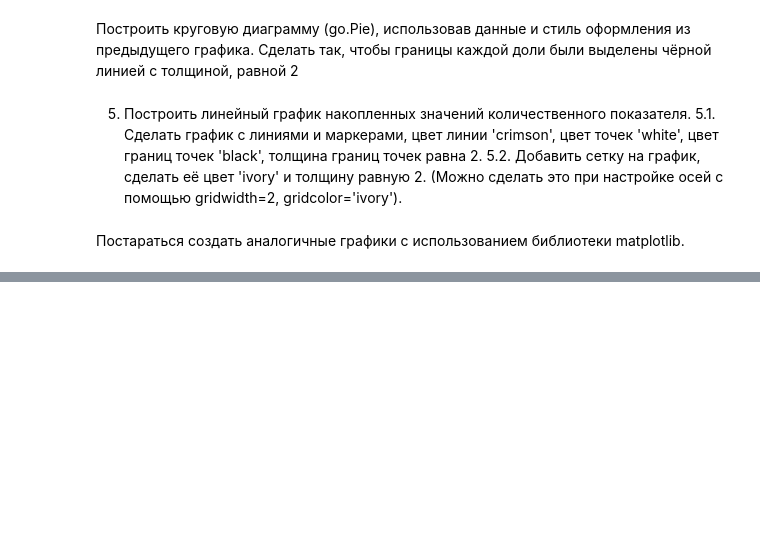
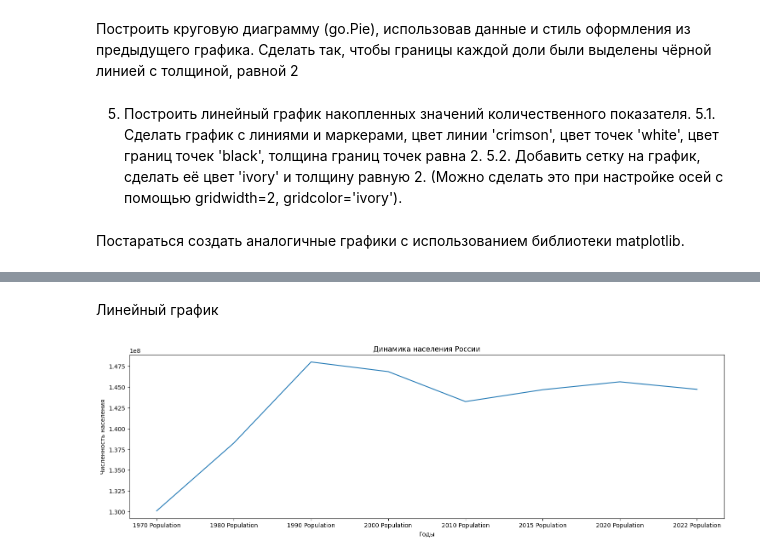
Before and after one commit to TheHarald/python-big-data, a Jupyter notebook: pr3.ipynb, the cells around one changed output, grey strips where cells are left out. Cells and saved outputs as stored; diff of their text form; code cells hidden in the pictures; blank space fills up the shorter version.

```diff
--- a/pr3.ipynb
+++ b/pr3.ipynb
@@ -262,0 +285,11 @@ plt.show()
+# %% [markdown]
+Линейный график
+# %%
+fig, ax = plt.subplots(figsize=(18,5))
+ax.set_title('Динамика населения России')
+ax.set_ylabel('Численность населения')
+plt.xlabel("Годы")
+ax.plot(years,population)
+plt.show()
+# %% [output]
+[figure, added]
```
Also changed, not shown: parts of 3 cells of this notebook.
